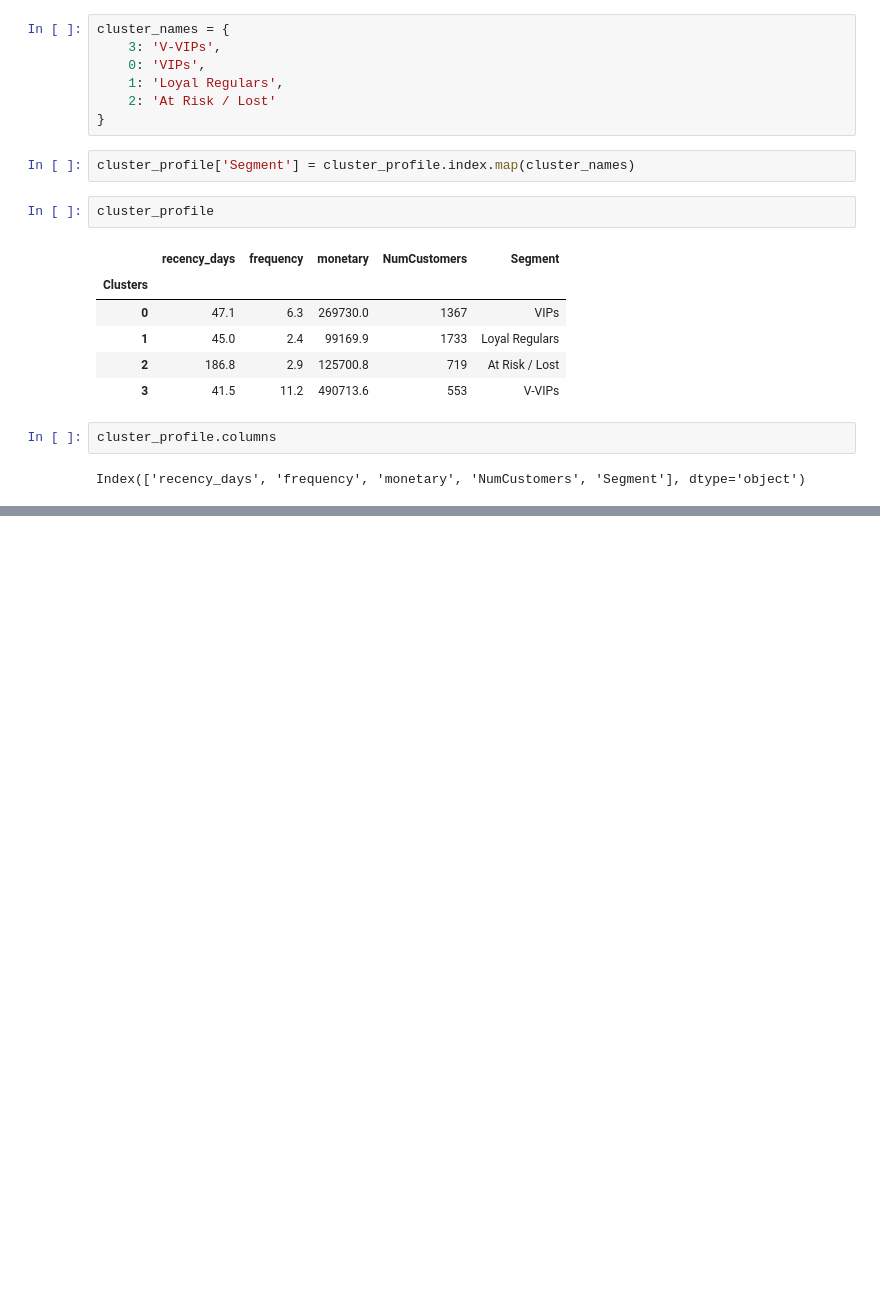
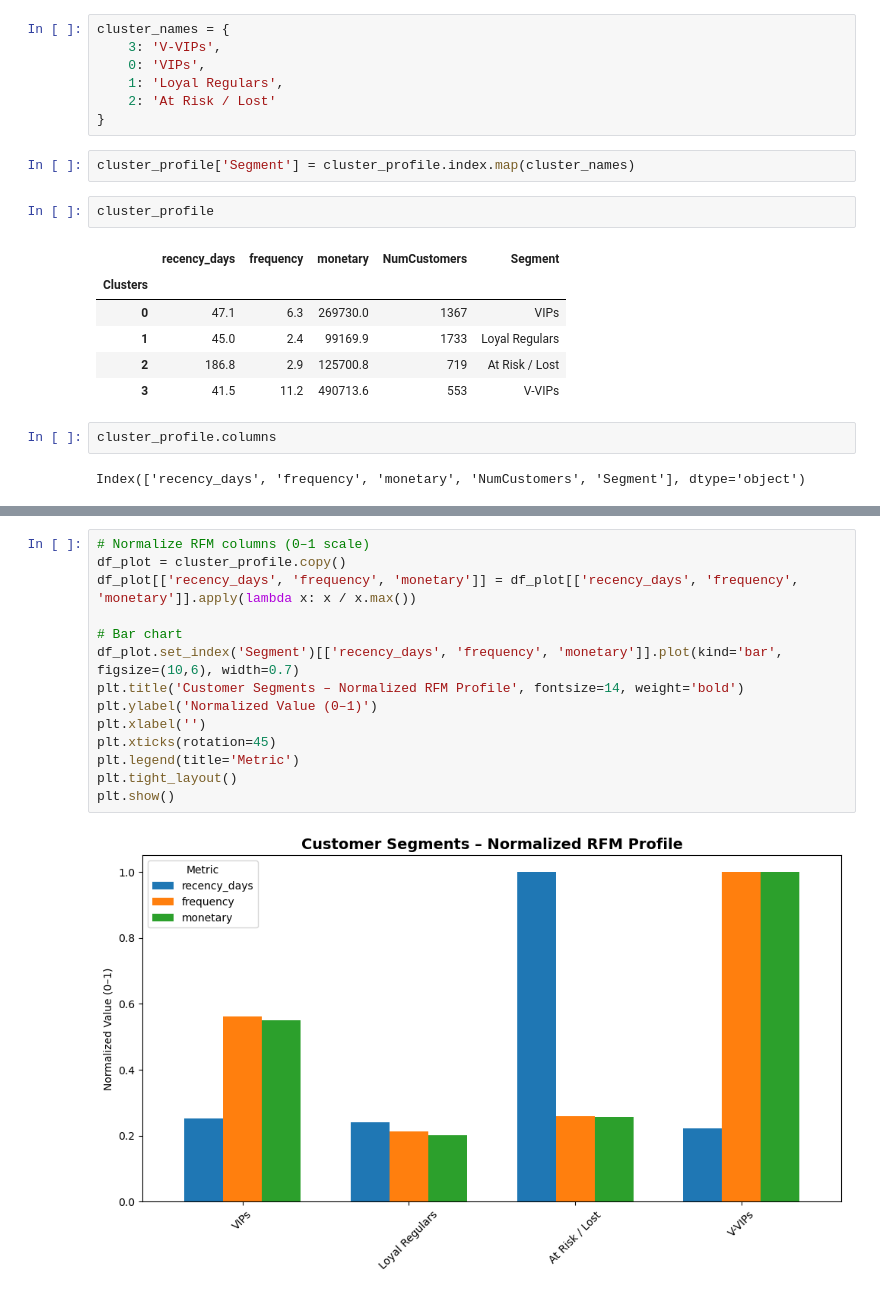
Before and after one commit to Israel-Asidere/Amdari-Shopsphere, a Jupyter notebook: Cohort_analysis_v2.ipynb, the cells around one changed output, grey strips where cells are left out. Cells and saved outputs as stored; diff of their text form; blank space fills up the shorter version.

Commit message:
additional charts and presentation file added

```diff
--- a/Cohort_analysis_v2.ipynb
+++ b/Cohort_analysis_v2.ipynb
@@ -394,0 +397,16 @@ plt.show()
+# %%
+# Normalize RFM columns (0–1 scale)
+df_plot = cluster_profile.copy()
+df_plot[['recency_days', 'frequency', 'monetary']] = df_plot[['recency_days', 'frequency', 'monetary']].apply(lambda x: x / x.max())
+
+# Bar chart
+df_plot.set_index('Segment')[['recency_days', 'frequency', 'monetary']].plot(kind='bar', figsize=(10,6), width=0.7)
+plt.title('Customer Segments – Normalized RFM Profile', fontsize=14, weight='bold')
+plt.ylabel('Normalized Value (0–1)')
+plt.xlabel('')
+plt.xticks(rotation=45)
+plt.legend(title='Metric')
+plt.tight_layout()
+plt.show()
+# %% [output]
+[figure, added]
```
Also changed, not shown: parts of 8 cells of this notebook, 2 other files.
